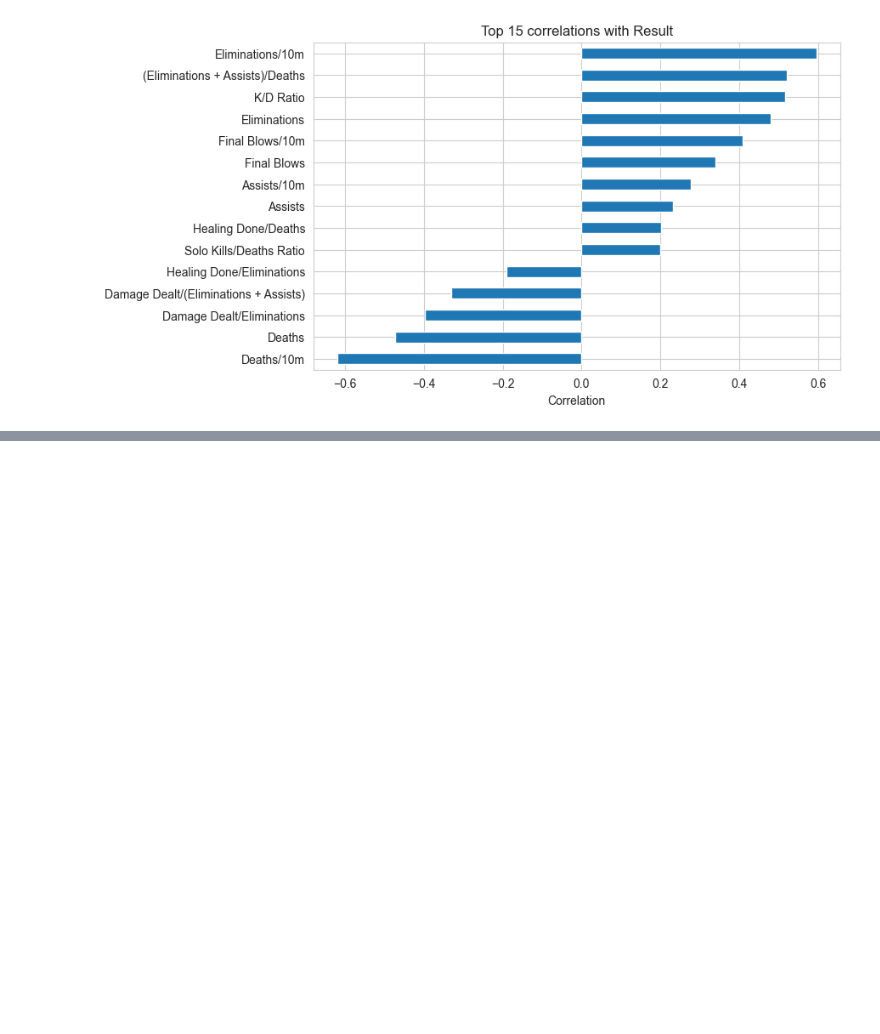
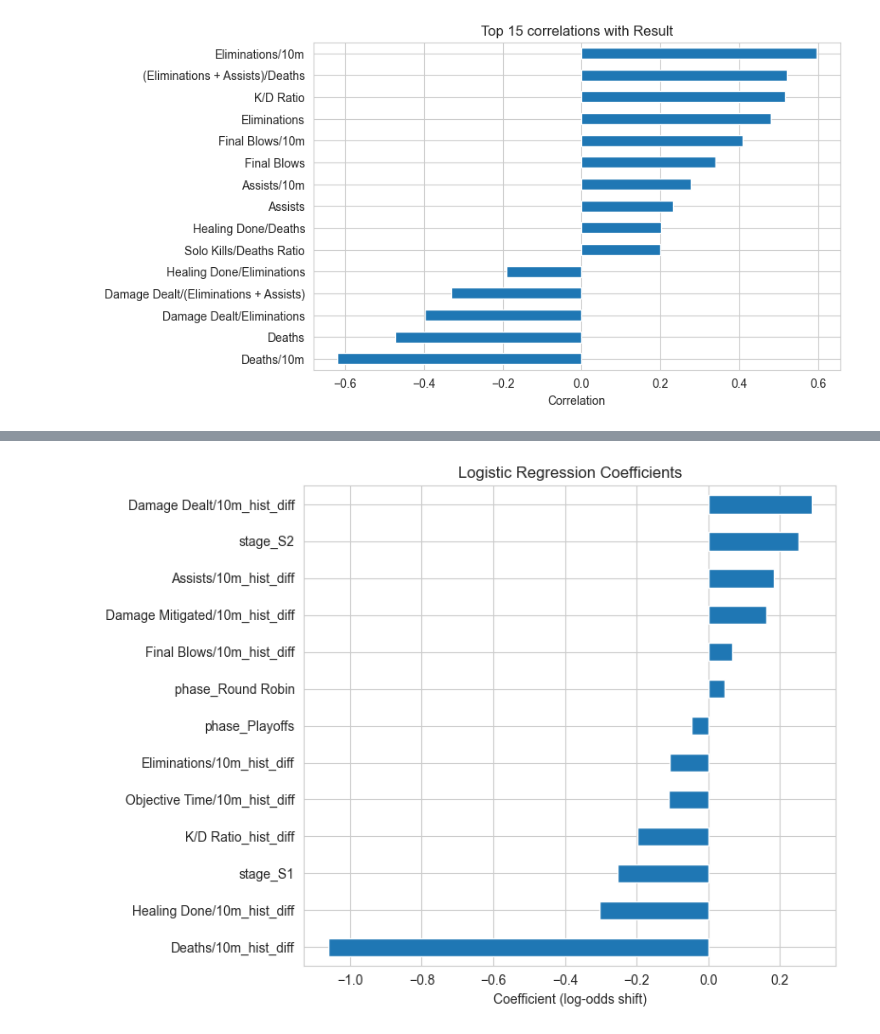
Before and after one commit to Kicho115/owcs-match-prediction, a Jupyter notebook: notebook/notebook.ipynb, the cells around one changed output, grey strips where cells are left out. Saved outputs shown, nothing was run; the diff lists cells and outputs as text; code cells hidden in the pictures; blank space fills up the shorter version.

```diff
--- a/notebook/notebook.ipynb
+++ b/notebook/notebook.ipynb
@@ -249,0 +592,17 @@ Name: Result, dtype: float64
+# %%
+lr = pipeline.named_steps['logisticregression']
+
+ohe = pipeline.named_steps['columntransformer'].named_transformers_['cat']
+cat_feature_names = list(ohe.get_feature_names_out(context_cols))
+all_feature_names = diff_cols + cat_feature_names
+
+coefs = pd.Series(lr.coef_[0], index=all_feature_names).sort_values()
+
+plt.figure(figsize=(8, 6))
+coefs.plot(kind='barh')
+plt.title('Logistic Regression Coefficients')
+plt.xlabel('Coefficient (log-odds shift)')
+plt.tight_layout()
+plt.show()
+# %% [output]
+[figure, added]
```
Also changed, not shown: parts of 22 cells of this notebook.
